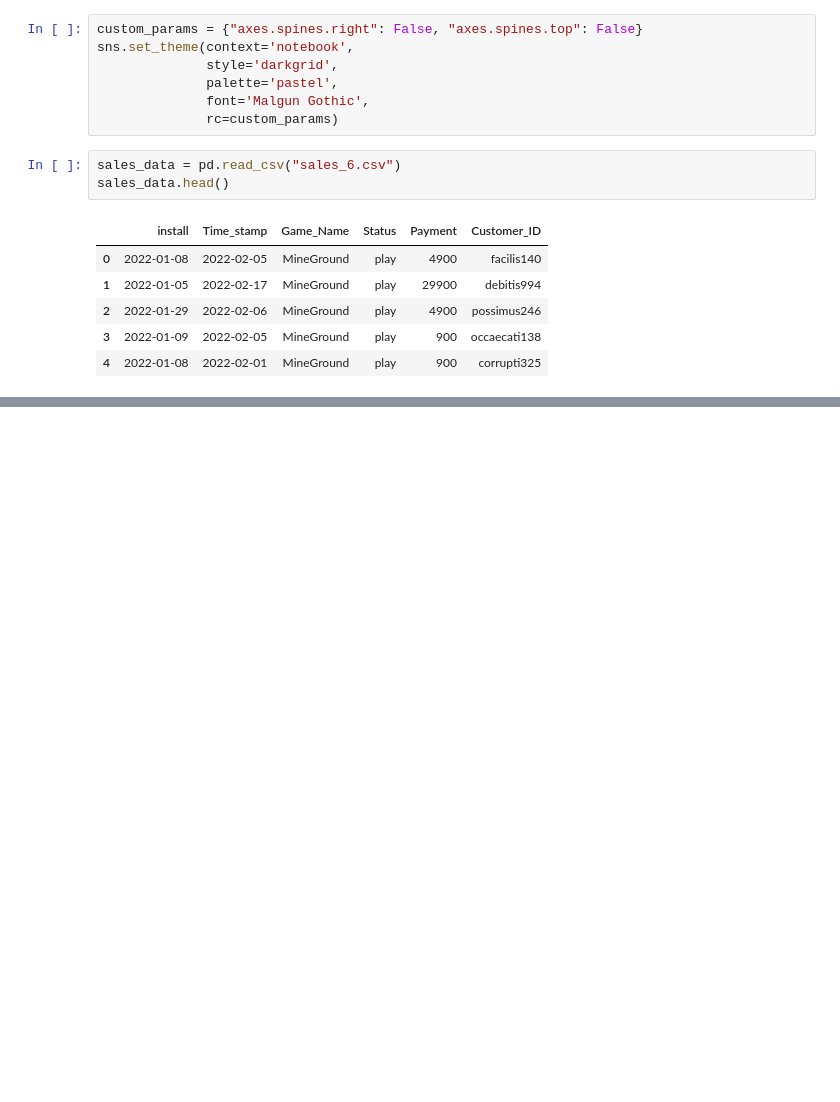
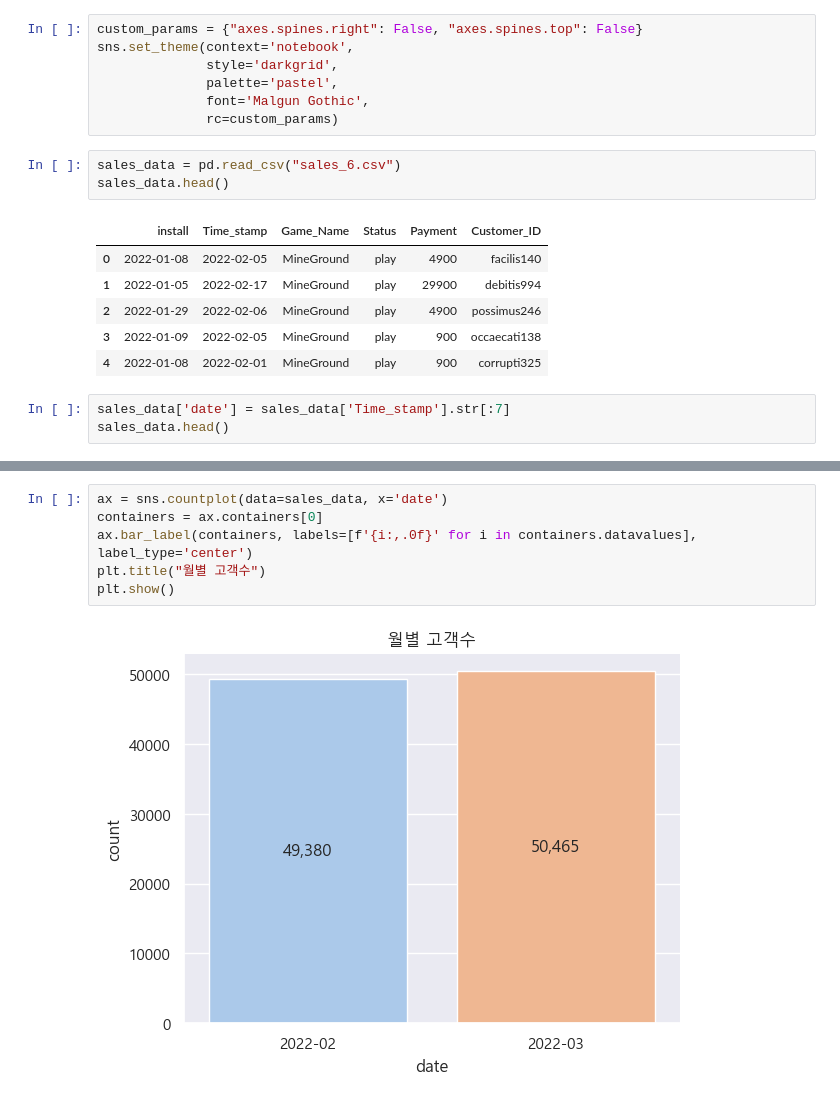
Before and after one commit to leejaesang6098/aiffel_study, a Jupyter notebook: 0822_node/EDA.ipynb, the cells around one changed output, grey strips where cells are left out. Saved outputs shown, nothing was run; the diff lists cells and outputs as text; blank space fills up the shorter version.

```diff
--- a/0822_node/EDA.ipynb
+++ b/0822_node/EDA.ipynb
@@ -20,3 +20,6 @@ sales_data.head()
 | 2 | 2022-01-29 | 2022-02-06 | MineGround | play | 4900 | possimus246 |
 | 3 | 2022-01-09 | 2022-02-05 | MineGround | play | 900 | occaecati138 |
 | 4 | 2022-01-08 | 2022-02-01 | MineGround | play | 900 | corrupti325 |
+# %%
+sales_data['date'] = sales_data['Time_stamp'].str[:7]
+sales_data.head()
@@ -22,0 +40,8 @@ sales_data.head()
+# %%
+ax = sns.countplot(data=sales_data, x='date')
+containers = ax.containers[0]
+ax.bar_label(containers, labels=[f'{i:,.0f}' for i in containers.datavalues], label_type='center')
+plt.title("월별 고객수")
+plt.show()
+# %% [output]
+[figure, added]
```
Also changed, not shown: parts of 27 cells of this notebook.
